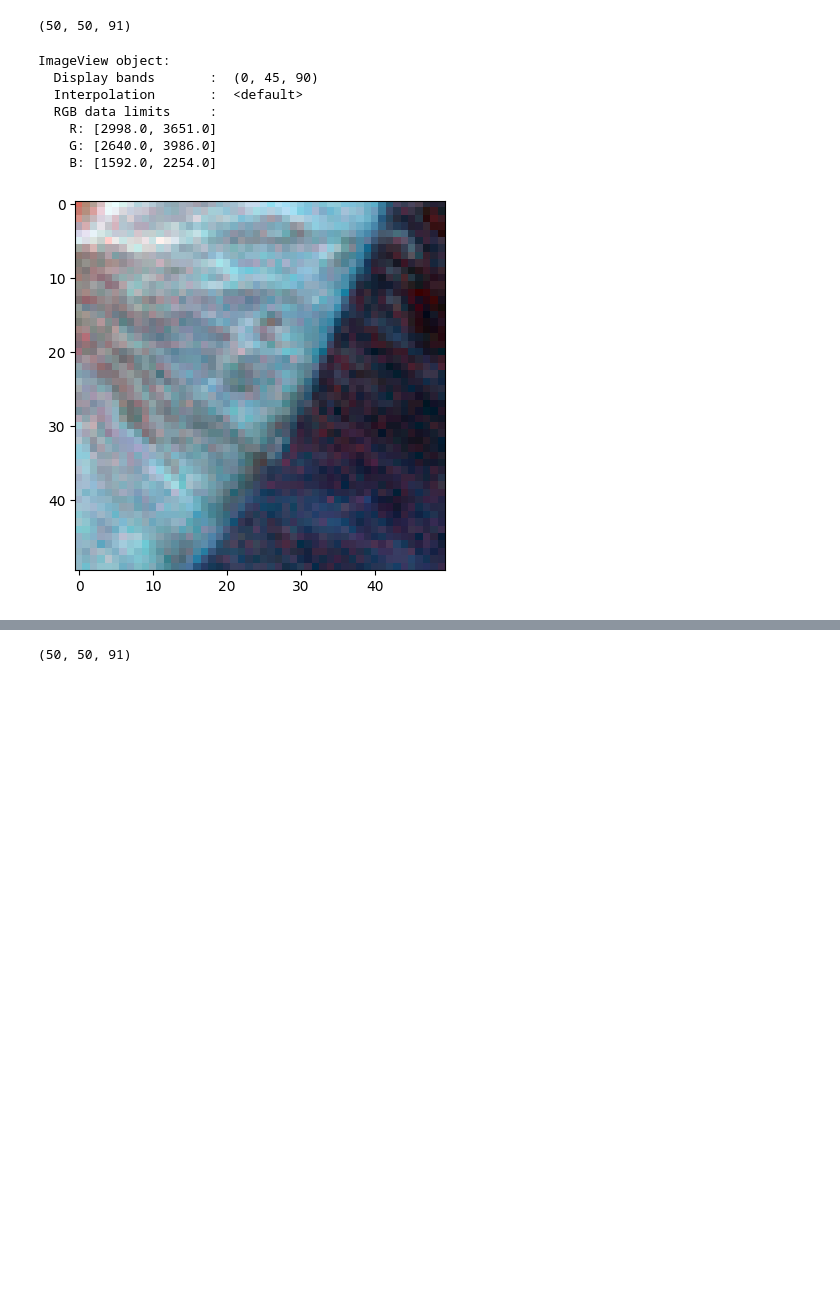
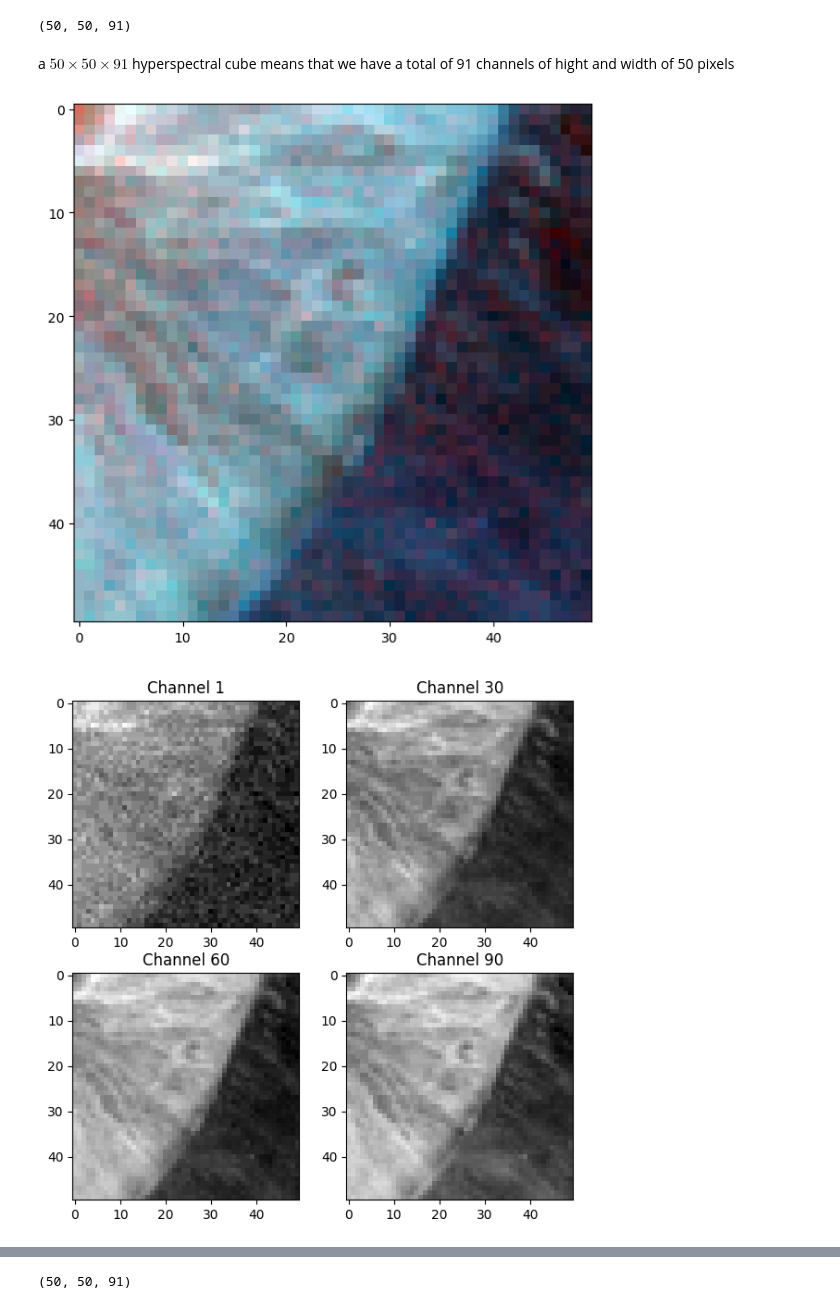
Before and after one commit to nadavo11/AI-CNN-X-ray-Cardiomegali-Detector, a Jupyter notebook: Debbies_Cube.ipynb, the cells around one changed output, grey strips where cells are left out. Cells and saved outputs as stored; diff of their text form; code cells hidden in the pictures; blank space fills up the shorter version.

```diff
--- a/Debbies_Cube.ipynb
+++ b/Debbies_Cube.ipynb
@@ -17,3 +34,19 @@ import numpy as np
+# %%
+def hyper_visualize(img):
+    spec.imshow(img,(0,45,90),figsize = (7,7))
+    fig, axs = plt.subplots(nrows=2, ncols=2, figsize=(7, 7))
+
+    axs[0, 0].imshow(img[:, :, 0], cmap='gray')
+    axs[0, 0].set_title('Channel 1')
+    axs[0, 1].imshow(img[:, :, 29], cmap='gray')
+    axs[0, 1].set_title('Channel 30')
+    axs[1, 0].imshow(img[:, :, 59], cmap='gray')
+    axs[1, 0].set_title('Channel 60')
+    axs[1, 1].imshow(img[:, :, 89], cmap='gray')
+    axs[1, 1].set_title('Channel 90')
+
+    #plt.tight_layout()
+    plt.show()
 # %% [markdown]
 # Load The Cube
 # %%
@@ -41,12 +68,7 @@ import spectral as spec
-# %%
-from spectral.graphics.spypylab import imshow
-spec.imshow(cube,(0,45,90))
-# %% [output]
-ImageView object:
-  Display bands       :  (0, 45, 90)
-  Interpolation       :  <default>
-  RGB data limits     :
-    R: [2998.0, 3651.0]
-    G: [2640.0, 3986.0]
-    B: [1592.0, 2254.0]
-[figure, removed]
+# %% [markdown]
+a $50\times50\times91$  hyperspectral cube means that we have a total of 91 channels of hight and width of 50 pixels
+# %%
+hyper_visualize(cube)
+# %% [output]
+[figure, added]
+[figure, added]
```
Also changed, not shown: parts of 35 cells of this notebook.
